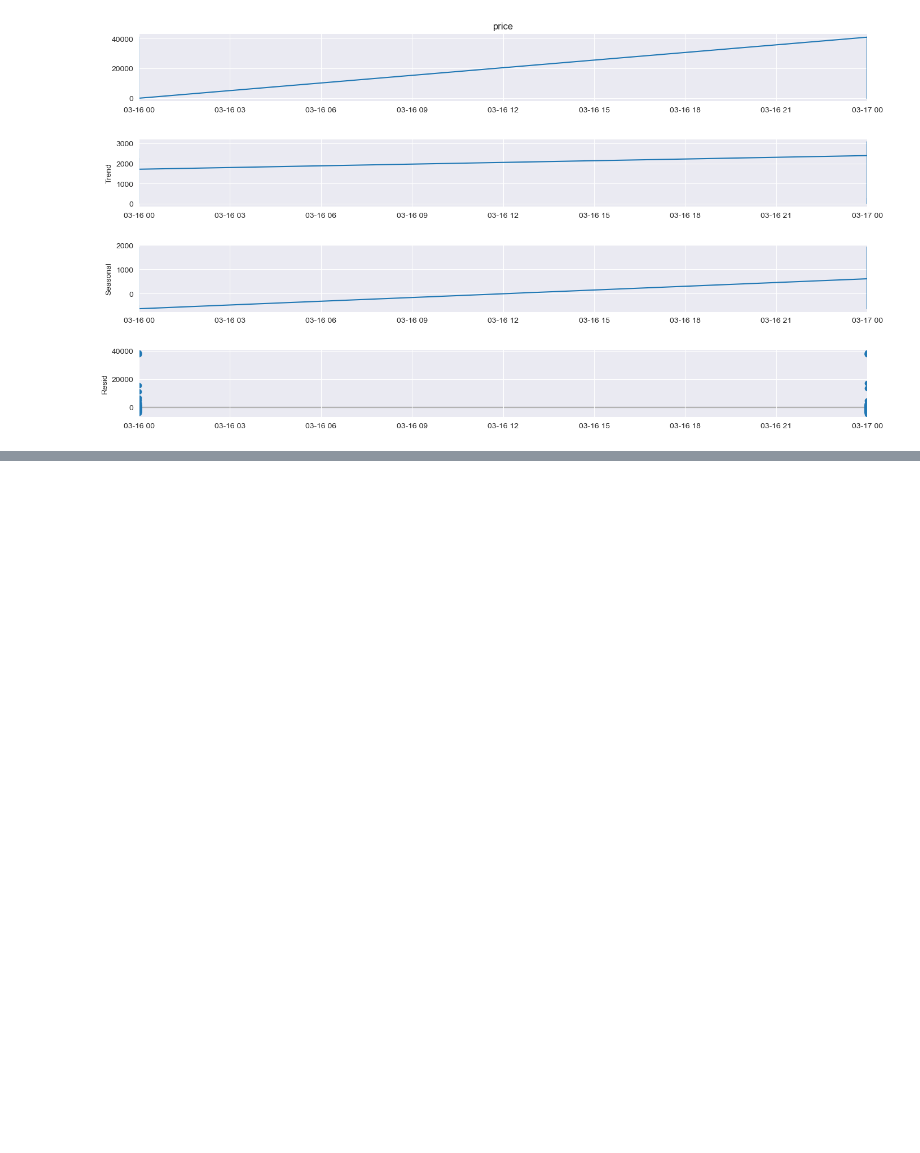
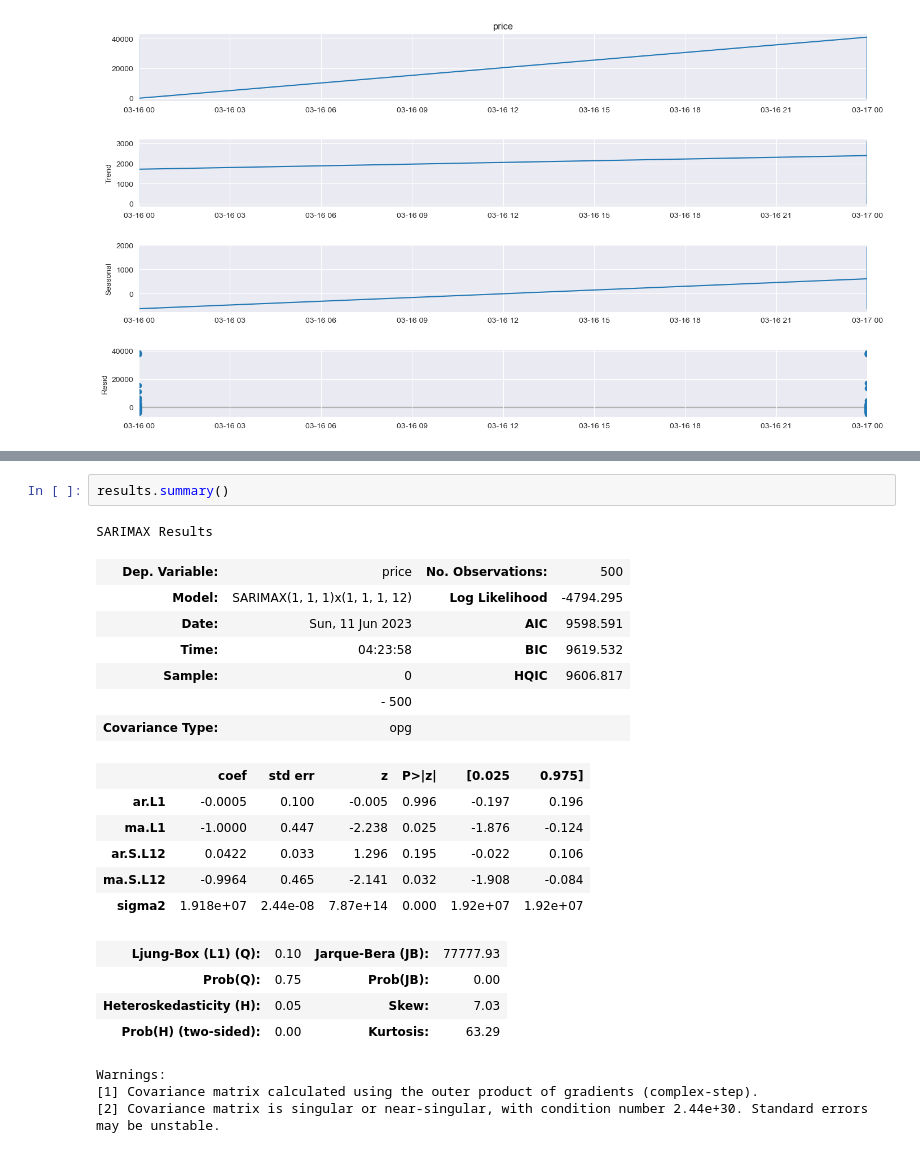
Before and after one commit to ashioyajotham/Quant, a Jupyter notebook: Cryptocurrency Price & Market Data/coin-gecko.ipynb, the cells around one changed output, grey strips where cells are left out. Cells and saved outputs as stored; diff of their text form; blank space fills up the shorter version.

```diff
--- a/Cryptocurrency Price & Market Data/coin-gecko.ipynb
+++ b/Cryptocurrency Price & Market Data/coin-gecko.ipynb
@@ -583,0 +652,24 @@ fig.set_size_inches(16, 8)
+# %%
+results.summary()
+# %% [output]
+SARIMAX Results
+| Dep. Variable: | price | No. Observations: | 500 |
+| Model: | SARIMAX(1, 1, 1)x(1, 1, 1, 12) | Log Likelihood | -4794.295 |
+| Date: | Sun, 11 Jun 2023 | AIC | 9598.591 |
+| Time: | 04:23:58 | BIC | 9619.532 |
+| Sample: | 0 | HQIC | 9606.817 |
+|  | - 500 |  |  |
+| Covariance Type: | opg |  |  |
+|  | coef | std err | z | P>|z| | [0.025 | 0.975] |
+| ar.L1 | -0.0005 | 0.100 | -0.005 | 0.996 | -0.197 | 0.196 |
+| ma.L1 | -1.0000 | 0.447 | -2.238 | 0.025 | -1.876 | -0.124 |
+| ar.S.L12 | 0.0422 | 0.033 | 1.296 | 0.195 | -0.022 | 0.106 |
+| ma.S.L12 | -0.9964 | 0.465 | -2.141 | 0.032 | -1.908 | -0.084 |
+| sigma2 | 1.918e+07 | 2.44e-08 | 7.87e+14 | 0.000 | 1.92e+07 | 1.92e+07 |
+| Ljung-Box (L1) (Q): | 0.10 | Jarque-Bera (JB): | 77777.93 |
+| Prob(Q): | 0.75 | Prob(JB): | 0.00 |
+| Heteroskedasticity (H): | 0.05 | Skew: | 7.03 |
+| Prob(H) (two-sided): | 0.00 | Kurtosis: | 63.29 |
+Warnings:
+[1] Covariance matrix calculated using the outer product of gradients (complex-step).
+[2] Covariance matrix is singular or near-singular, with condition number 2.44e+30. Standard errors may be unstable.
```
Also changed, not shown: parts of 5 cells of this notebook.
